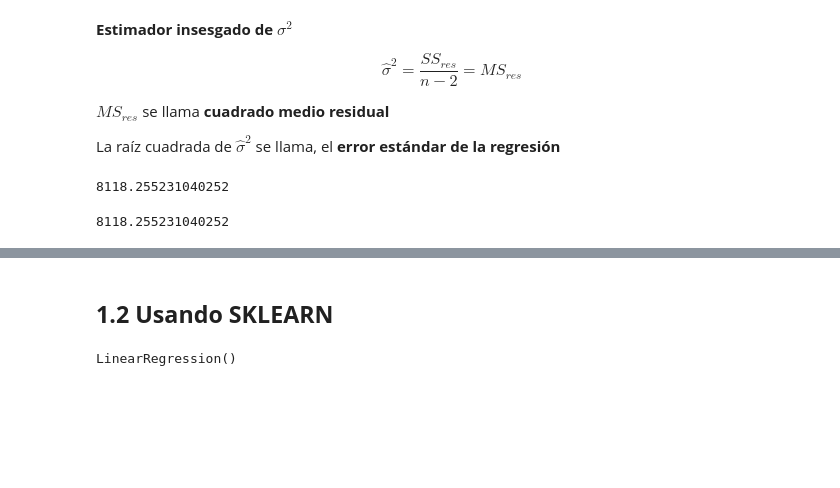
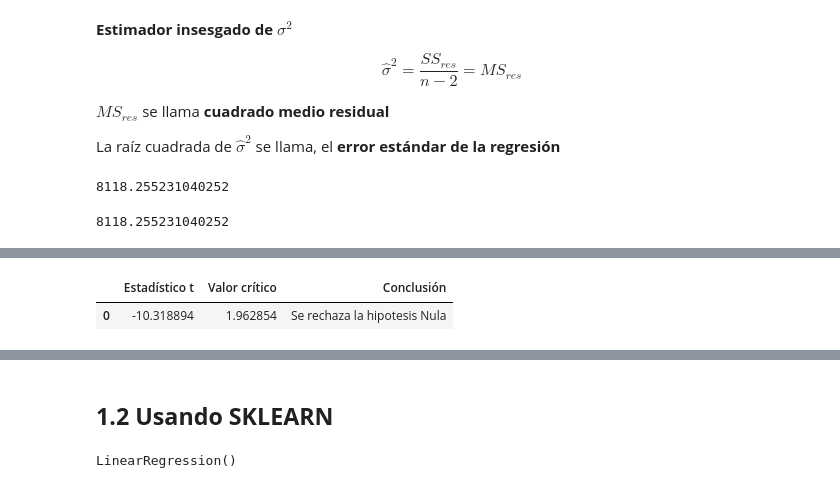
Before and after one commit to llanosrenzo/MachineLearning, a Jupyter notebook: Regresion/Modelo_Regression.ipynb, the cells around one changed output, grey strips where cells are left out. Saved outputs shown, nothing was run; the diff lists cells and outputs as text; code cells hidden in the pictures; blank space fills up the shorter version.

Commit message:
prueba de hipotesis

```diff
--- a/Regresion/Modelo_Regression.ipynb
+++ b/Regresion/Modelo_Regression.ipynb
@@ -339,0 +344,41 @@ MS_res
+# %%
+def hipotesis_beta_1(X_train,y_train,beta_cte,alfa = 0.05):
+    beta_est_1 = (sum(X_train*y_train) - ((sum(y_train)*sum(X_train))/len(X_train)))/(sum(X_train**2) - ((sum(X_train)**2)/len(X_train)))
+    beta_est_1 = beta_est_1[0]
+
+    beta_est_0 = np.mean(y_train) - beta_est_1*(np.mean(X_train))
+
+    y_ajust_train = beta_est_0 + beta_est_1*(X_train)
+
+    res_train = y_train - y_ajust_train
+    SS_res = np.sum(res_train**2)
+    MS_res = SS_res/(len(X_train) - 2)
+    Sxx_train = np.sum((X_train - np.mean(X_train))**2)
+
+    t0 = (beta_est_1 - beta_cte)/(np.sqrt(MS_res/Sxx_train))
+
+    from scipy.stats import t
+
+    t_tabla = t.isf(q = alfa/2,df = len(X_train) -2)
+
+    if np.abs(t0) > t_tabla :
+        desc = 'Se rechaza la hipotesis Nula'
+    else :
+         desc = 'No se rechaza la hipotesis Nula'
+
+    dict = {
+        'Estadístico t':[t0],
+        'Valor crítico':[t_tabla],
+        'Conclusión':[desc]
+    }
+
+    import pandas as pd
+
+    df = pd.DataFrame(dict)
+
+    return df
+# %%
+hipotesis_beta_1(X_train=X_train,y_train=y_train,beta_cte=5)
+# %% [output]
+|  | Estadístico t | Valor crítico | Conclusión |
+| 0 | -10.318894 | 1.962854 | Se rechaza la hipotesis Nula |
```
Also changed, not shown: parts of 11 cells of this notebook, 1 other file.
